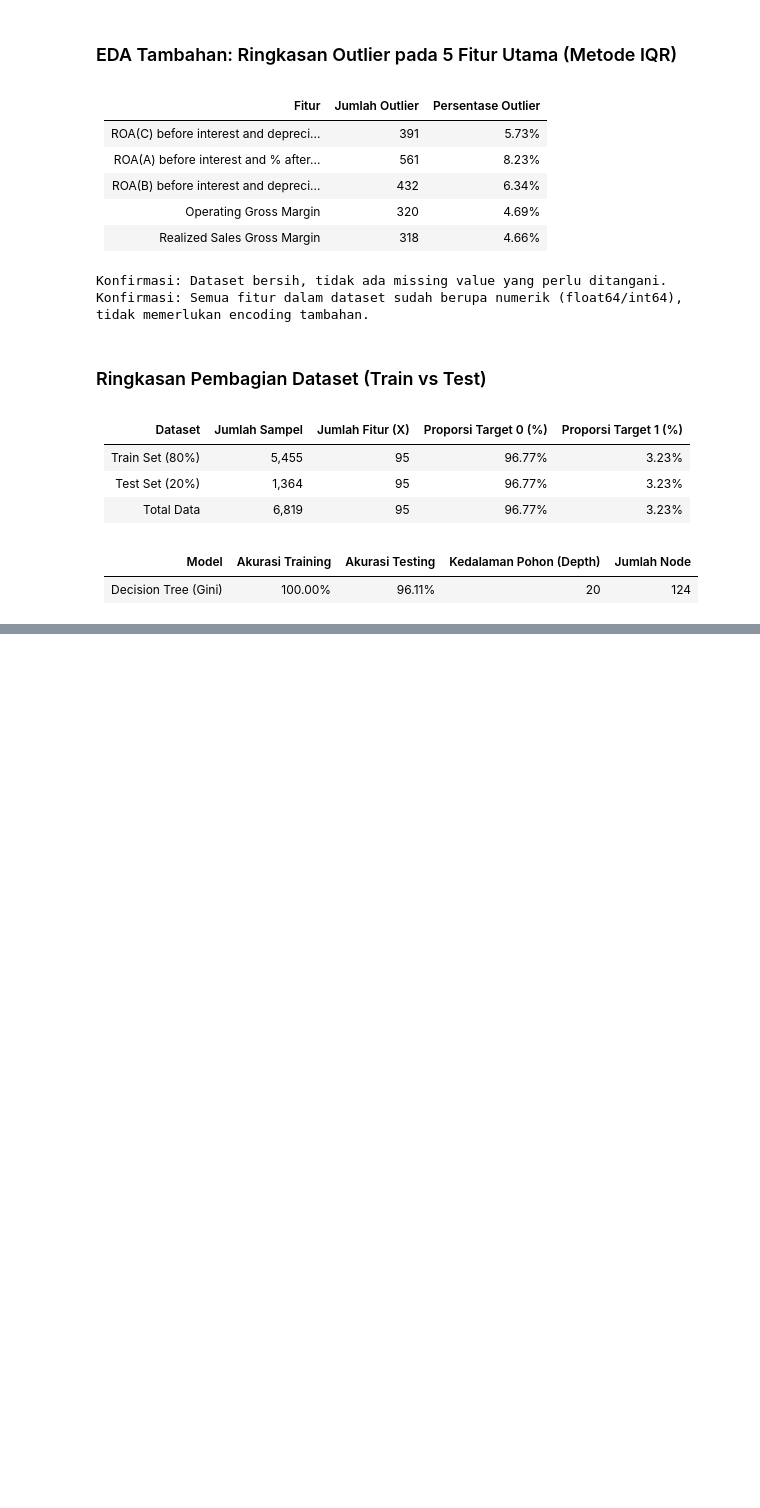
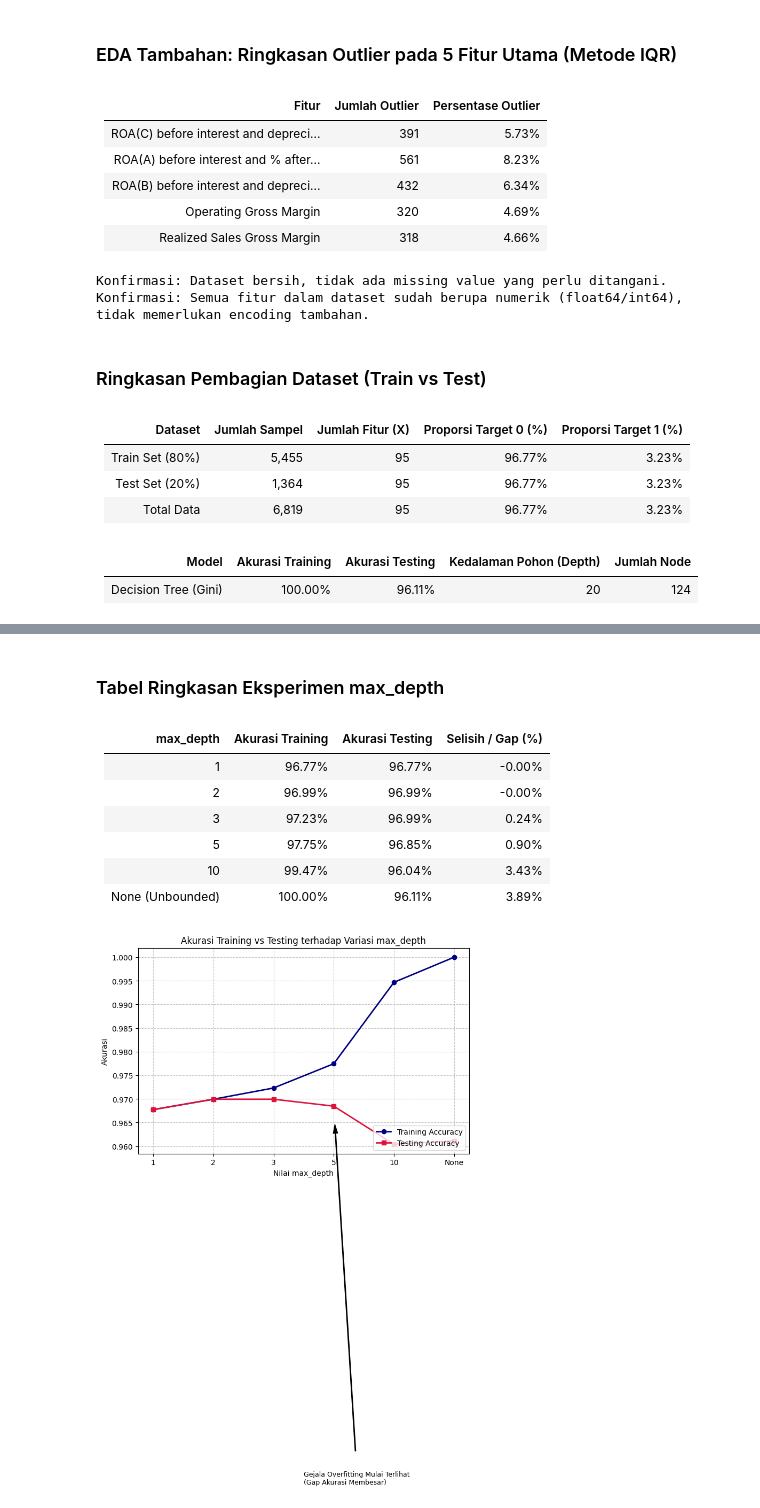
Before and after one commit to catherineapriliaharlina/praktikum-machine-learning, a Jupyter notebook: DT_5054251012.ipynb, the cells around one changed output, grey strips where cells are left out. Cells and saved outputs as stored; diff of their text form; code cells hidden in the pictures; blank space fills up the shorter version.

```diff
--- a/DT_5054251012.ipynb
+++ b/DT_5054251012.ipynb
@@ -248,0 +274,62 @@ display(Markdown(df_gini_res.to_markdown(index=False)))
+# %%
+# 1. Variasi nilai max_depth yang akan dicoba
+depths = [1, 2, 3, 5, 10, None]
+train_accuracies = []
+test_accuracies = []
+
+# Menggunakan kriteria 'gini' sebagai acuan eksperimen
+for depth in depths:
+    dt_reg = DecisionTreeClassifier(criterion='gini', max_depth=depth, random_state=42)
+    dt_reg.fit(X_train, y_train)
+
+    # Hitung akurasi pada train set dan test set
+    acc_train = accuracy_score(y_train, dt_reg.predict(X_train))
+    acc_test = accuracy_score(y_test, dt_reg.predict(X_test))
+
+    train_accuracies.append(acc_train)
+    test_accuracies.append(acc_test)
+
+# 2. Sajikan hasil eksperimen dalam tabel yang rapi
+df_depth_experiment = pd.DataFrame({
+    'max_depth': [str(d) if d is not None else 'None (Unbounded)' for d in depths],
+    'Akurasi Training': [f"{acc * 100:.2f}%" for acc in train_accuracies],
+    'Akurasi Testing': [f"{acc * 100:.2f}%" for acc in test_accuracies],
+    'Selisih / Gap (%)': [f"{(tr - ts) * 100:.2f}%" for tr, ts in zip(train_accuracies, test_accuracies)]
+})
+
+display(Markdown("### Tabel Ringkasan Eksperimen max_depth"))
+display(Markdown(df_depth_experiment.to_markdown(index=False)))
+
+# 3. Plot Grafik Akurasi Training vs Testing
+plt.figure(figsize=(8, 5))
+x_labels = [str(d) if d is not None else 'None' for d in depths]
+
+plt.plot(x_labels, train_accuracies, marker='o', linewidth=2, label='Training Accuracy', color='navy')
+plt.plot(x_labels, test_accuracies, marker='s', linewidth=2, label='Testing Accuracy', color='crimson')
+
+plt.title('Akurasi Training vs Testing terhadap Variasi max_depth', fontsize=12)
+plt.xlabel('Nilai max_depth', fontsize=10)
+plt.ylabel('Akurasi', fontsize=10)
+plt.legend(loc='lower right')
+plt.grid(True, linestyle='--', alpha=0.7)
+
+# Memberi anotasi titik batas awal overfitting
+plt.annotate('Gejala Overfitting Mulai Terlihat\n(Gap Akurasi Membesar)',
+             xy=(3, test_accuracies[3]),
+             xytext=(2.5, test_accuracies[3] - 0.08),
+             arrowprops=dict(facecolor='black', shrink=0.05, width=1, headwidth=6),
+             fontsize=9)
+
+plt.tight_layout()
+plt.show()
+# %% [output]
+### Tabel Ringkasan Eksperimen max_depth
+| max_depth        | Akurasi Training   | Akurasi Testing   | Selisih / Gap (%)   |
+|:-----------------|:-------------------|:------------------|:--------------------|
+| 1                | 96.77%             | 96.77%            | -0.00%              |
+| 2                | 96.99%             | 96.99%            | -0.00%              |
+| 3                | 97.23%             | 96.99%            | 0.24%               |
+| 5                | 97.75%             | 96.85%            | 0.90%               |
+| 10               | 99.47%             | 96.04%            | 3.43%               |
+| None (Unbounded) | 100.00%            | 96.11%            | 3.89%               |
+[figure, added]
```
Also changed, not shown: parts of 3 cells of this notebook.
